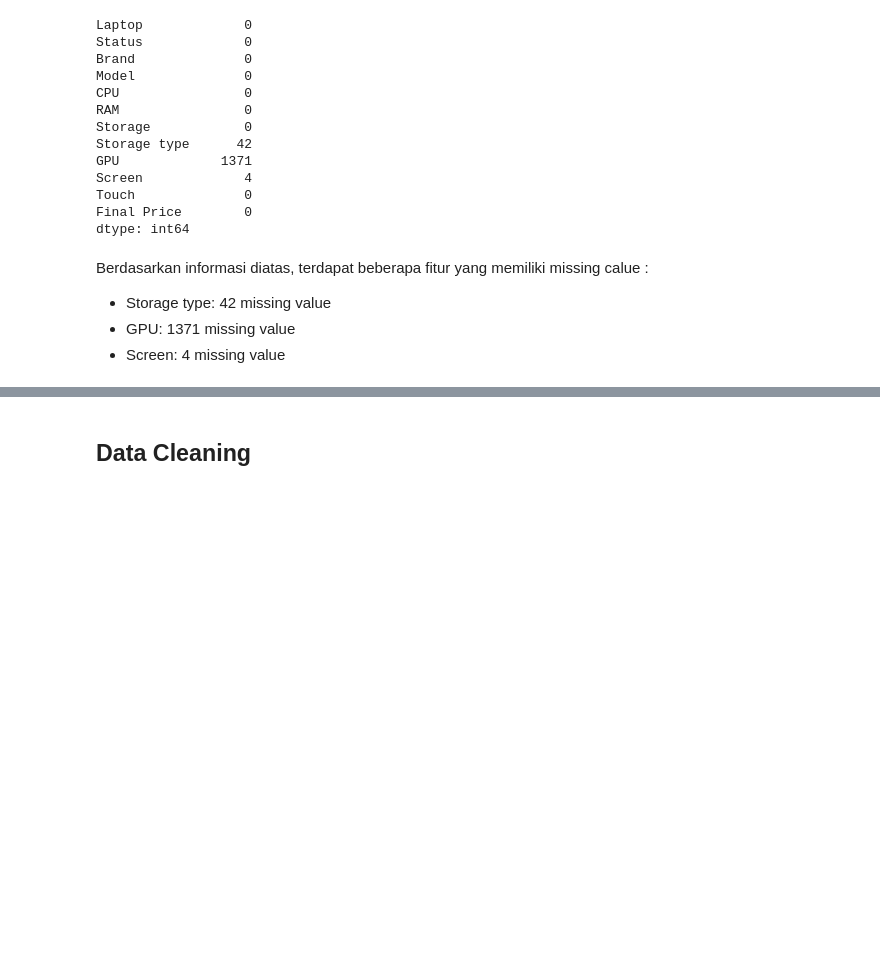
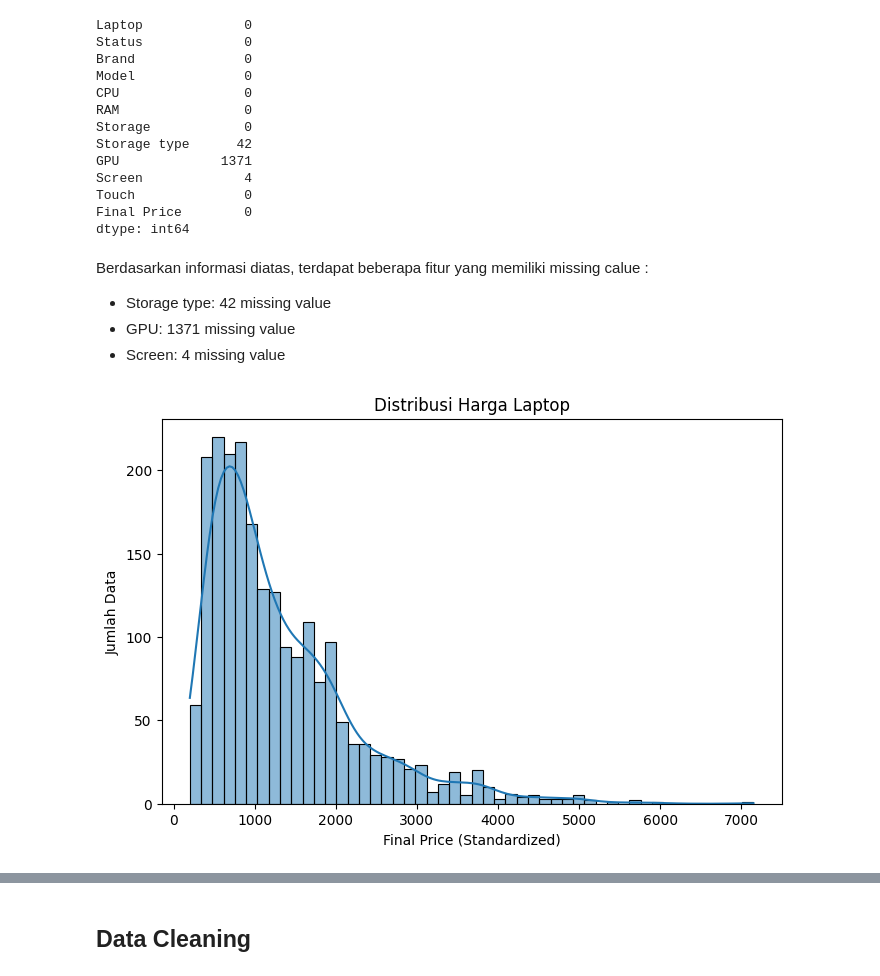
Before and after one commit to M4tchaa/submission-mlt2, a Jupyter notebook: model_rekomendasi_arliyandi.ipynb, the cells around one changed output, grey strips where cells are left out. Drawn from its saved outputs; the diff is of its cells as text; code cells hidden in the pictures; blank space fills up the shorter version.

```diff
--- a/model_rekomendasi_arliyandi.ipynb
+++ b/model_rekomendasi_arliyandi.ipynb
@@ -97,3 +97,12 @@ Berdasarkan informasi diatas, terdapat beberapa fitur yang memiliki missing calu
 - Storage type: 42 missing value
 - GPU: 1371 missing value
 - Screen: 4 missing value
+# %%
+plt.figure(figsize=(8,5))
+sns.histplot(df['Final Price'], bins=50, kde=True)
+plt.title('Distribusi Harga Laptop')
+plt.xlabel('Final Price (Standardized)')
+plt.ylabel('Jumlah Data')
+plt.show()
+# %% [output]
+[figure, added]
```
Also changed, not shown: parts of 8 cells of this notebook, 2 other files.
